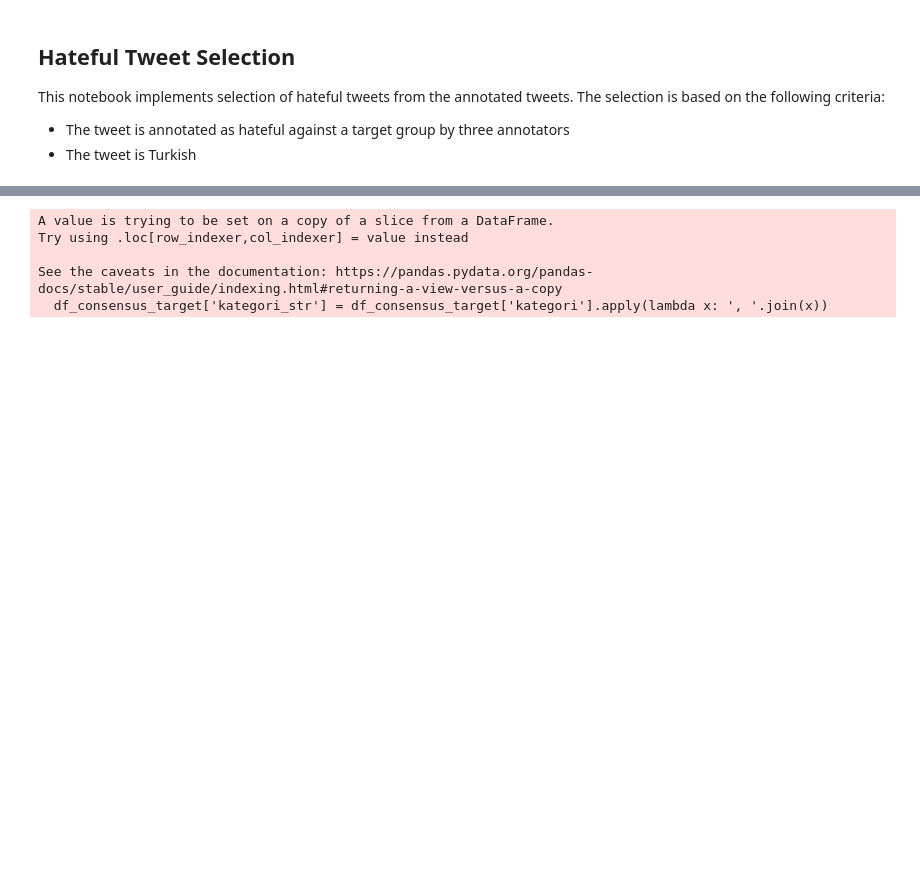
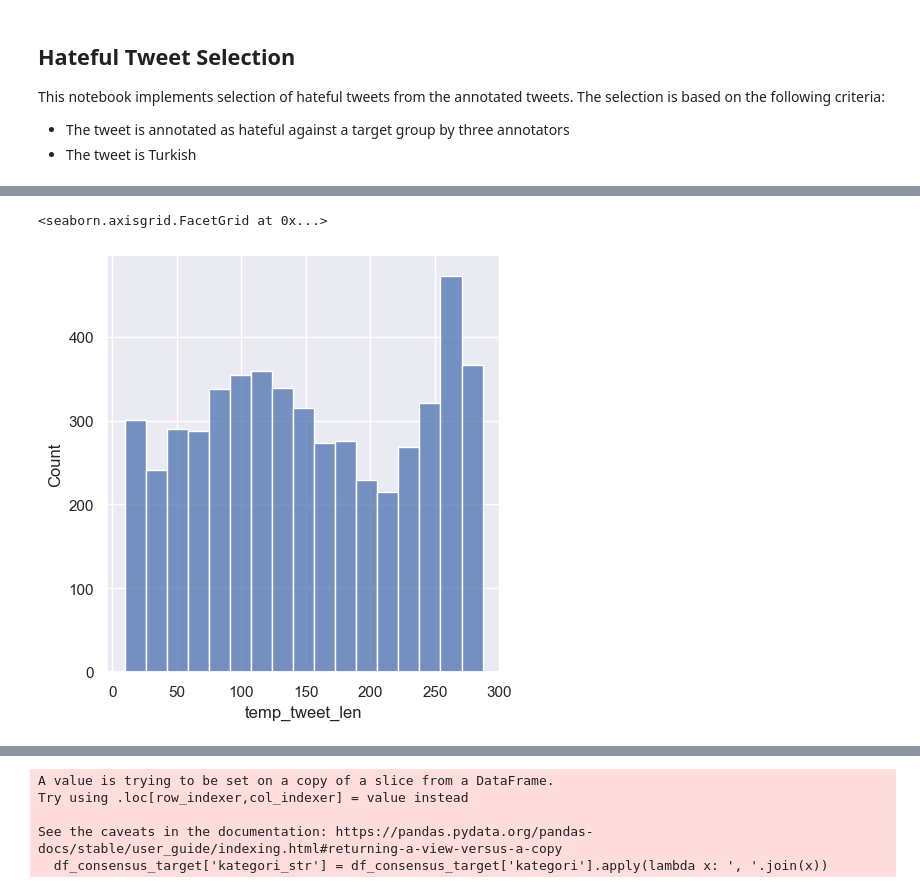
Before and after one commit to boun-tabi/hatecat-tr, a Jupyter notebook: notebooks/1-sample-selection.ipynb, the cells around one changed output, grey strips where cells are left out. Saved outputs shown, nothing was run; the diff lists cells and outputs as text; code cells hidden in the pictures; blank space fills up the shorter version.

```diff
--- a/notebooks/1-sample-selection.ipynb
+++ b/notebooks/1-sample-selection.ipynb
@@ -65,0 +180,43 @@ Name: genel_tutum, dtype: int64
+# %%
+import re
+import string
+
+def clean_tweet(text, features='all'):
+
+    # Remove usernames (words starting with @)
+    text = re.sub(r'@\w+', '', text)
+
+    # Remove links (URLs starting with http, https, www)
+    text = re.sub(r'http\S+|www.\S+', '', text)
+
+    if features == 'redundant':
+        return text
+
+     # Remove emojis
+    emoji_pattern = re.compile(
+        "["
+        u"\U0001F600-\U0001F64F"  # emoticons
+        u"\U0001F300-\U0001F5FF"  # symbols & pictographs
+        u"\U0001F680-\U0001F6FF"  # transport & map symbols
+        u"\U0001F1E0-\U0001F1FF"  # flags (iOS)
+        u"\U00002702-\U000027B0"  # dingbats
+        u"\U000024C2-\U0001F251"  # enclosed characters
+        "]+", flags=re.UNICODE)
+    text = emoji_pattern.sub(r'', text)
+
+    # Remove punctuation
+    text = text.translate(str.maketrans('', '', string.punctuation))
+
+    # Optionally, remove extra spaces created by removing usernames and links
+    text = re.sub(r'\s+', ' ', text).strip()
+
+    return text.lower()
+
+df_majority_candidates['tweet_text_clean'] = df_majority_candidates['tweet_text'].apply(lambda s: clean_tweet(s, "redundant"))
+df_majority_candidates['temp_tweet'] = df_majority_candidates['tweet_text'].apply(clean_tweet)
+df_majority_candidates['temp_tweet_len'] = df_majority_candidates['temp_tweet'].apply(len)
+# %%
+sns.displot(df_majority_candidates['temp_tweet_len'])
+# %% [output]
+<seaborn.axisgrid.FacetGrid at 0x...>
+[figure, added]
```
Also changed, not shown: parts of 34 cells of this notebook, 1 other file.
